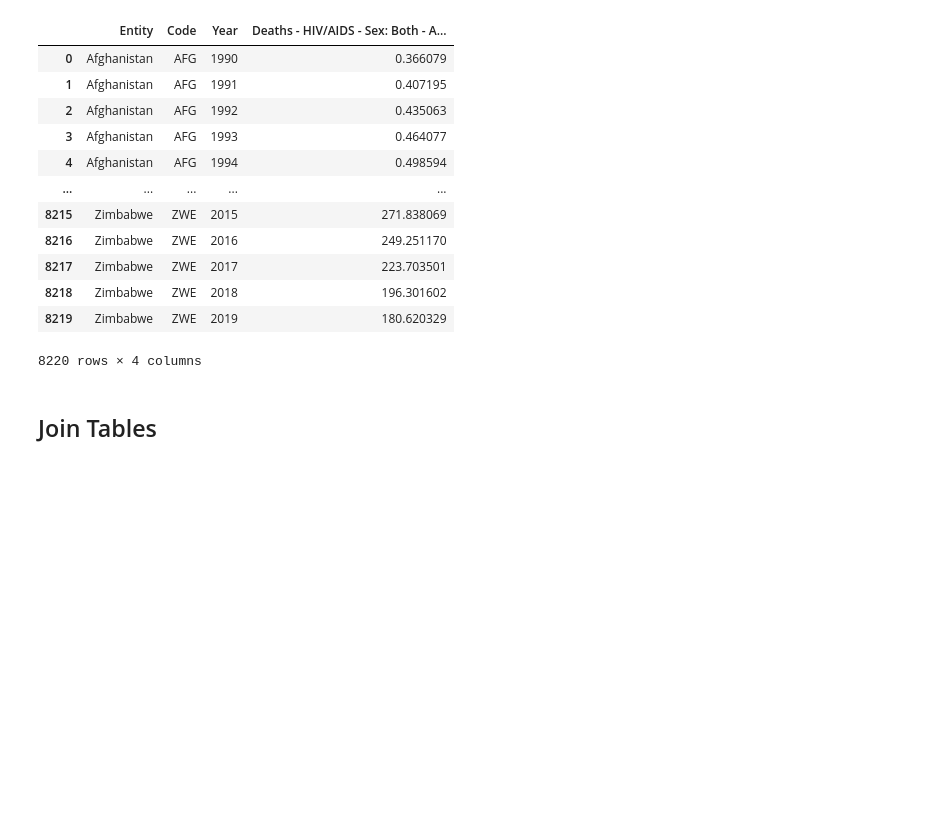
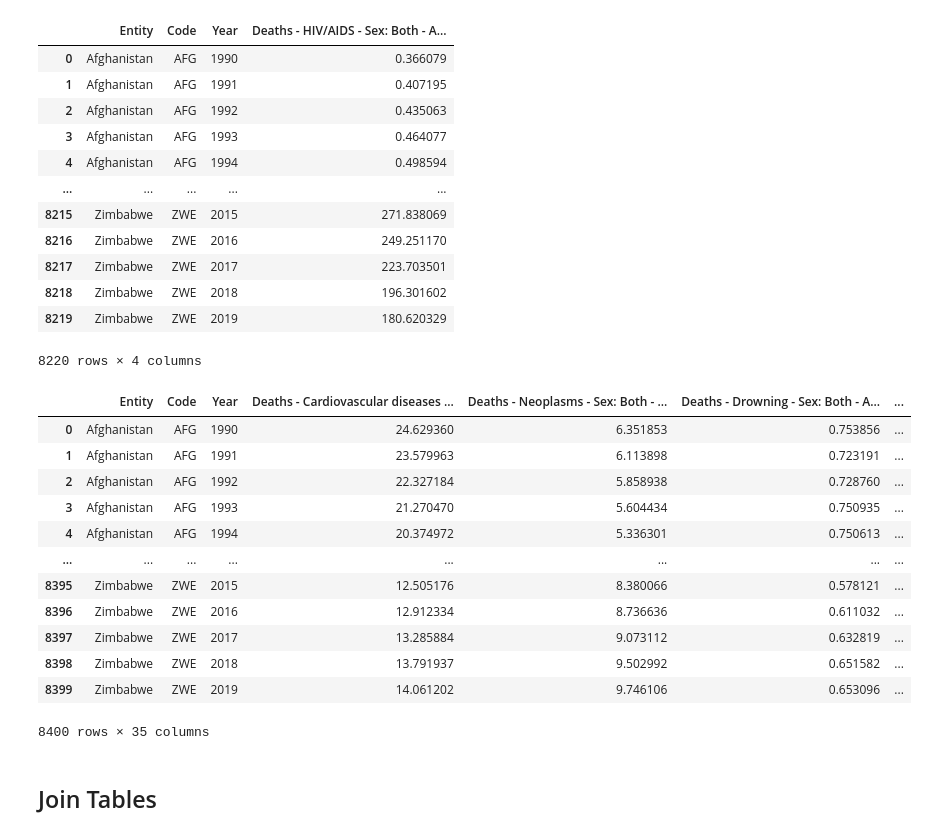
Before and after one commit to simonsasse/dataviz, a Jupyter notebook: main.ipynb, the cells around one changed output. Drawn from its saved outputs; the diff is of its cells as text; code cells hidden in the pictures; blank space fills up the shorter version.

```diff
--- a/main.ipynb
+++ b/main.ipynb
@@ -90,6 +90,25 @@ hiv_import
 | 8218 | Zimbabwe | ZWE | 2018 | 196.301602 |
 | 8219 | Zimbabwe | ZWE | 2019 | 180.620329 |
 8220 rows × 4 columns
+# %%
+# death causes dataset
+# source: https://ourworldindata.org/grapher/share-of-deaths-by-cause?time=2002..2003
+cause_death_import = pd.read_csv("data/share-of-deaths-by-cause.csv")
+cause_death_import
+# %% [output]
+|  | Entity | Code | Year | Deaths - Cardiovascular diseases ... | Deaths - Neoplasms - Sex: Both - ... | Deaths - Drowning - Sex: Both - A... | ... |
+| 0 | Afghanistan | AFG | 1990 | 24.629360 | 6.351853 | 0.753856 | ... |
+| 1 | Afghanistan | AFG | 1991 | 23.579963 | 6.113898 | 0.723191 | ... |
+| 2 | Afghanistan | AFG | 1992 | 22.327184 | 5.858938 | 0.728760 | ... |
+| 3 | Afghanistan | AFG | 1993 | 21.270470 | 5.604434 | 0.750935 | ... |
+| 4 | Afghanistan | AFG | 1994 | 20.374972 | 5.336301 | 0.750613 | ... |
+| ... | ... | ... | ... | ... | ... | ... | ... |
+| 8395 | Zimbabwe | ZWE | 2015 | 12.505176 | 8.380066 | 0.578121 | ... |
+| 8396 | Zimbabwe | ZWE | 2016 | 12.912334 | 8.736636 | 0.611032 | ... |
+| 8397 | Zimbabwe | ZWE | 2017 | 13.285884 | 9.073112 | 0.632819 | ... |
+| 8398 | Zimbabwe | ZWE | 2018 | 13.791937 | 9.502992 | 0.651582 | ... |
+| 8399 | Zimbabwe | ZWE | 2019 | 14.061202 | 9.746106 | 0.653096 | ... |
+8400 rows × 35 columns
 # %% [markdown]
 ## Join Tables
 # %%
```
Also changed, not shown: parts of 6 cells of this notebook, 3 other files.
